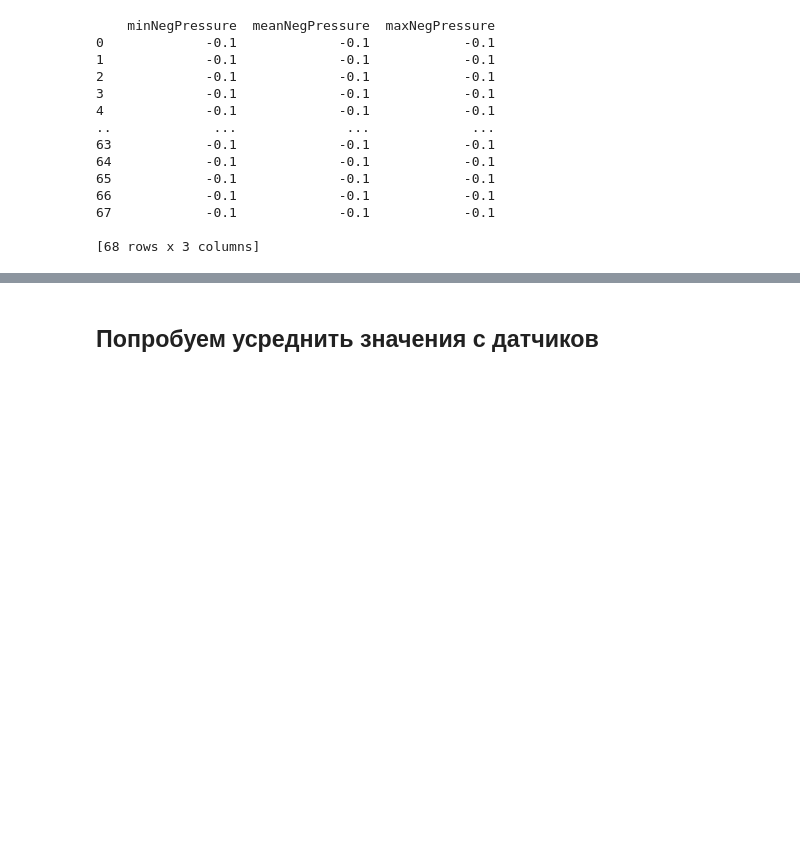
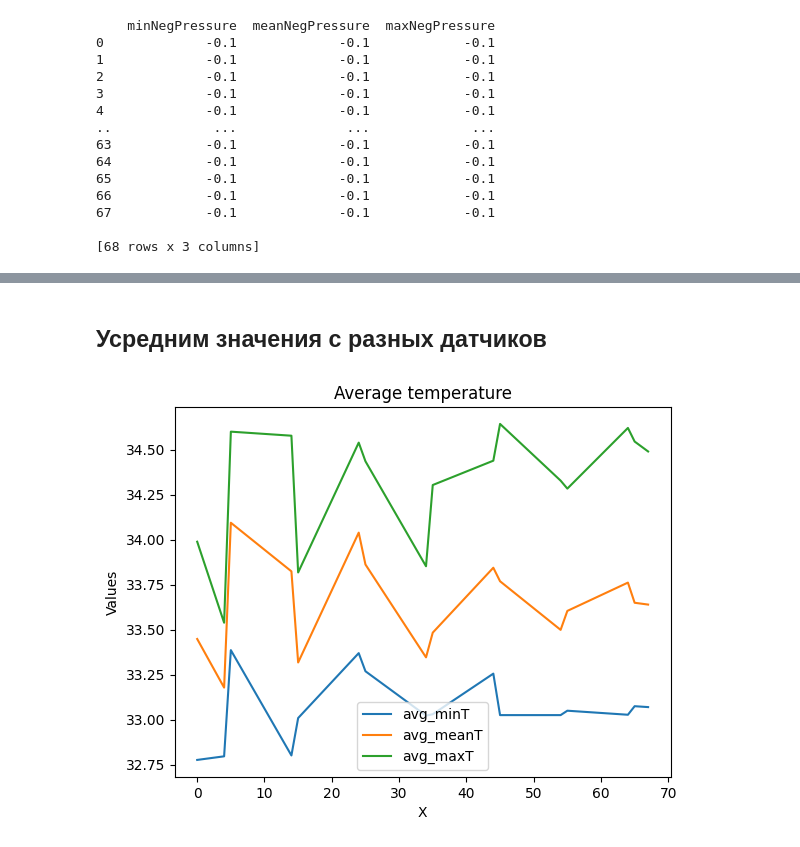
Before and after one commit to Syrenny/chicken_entropy, a Jupyter notebook: test.ipynb, the cells around one changed output, grey strips where cells are left out. Drawn from its saved outputs; the diff is of its cells as text; code cells hidden in the pictures; blank space fills up the shorter version.

```diff
--- a/test.ipynb
+++ b/test.ipynb
@@ -334,5 +296,7 @@ plot_series('T4', x_axis, series_list=df.loc[:, ['minT4', 'meanT4', 'maxT4']])
+# %% [markdown]
+## Усредним значения с разных датчиков
 # %%
-def average_columns(df, columns):
+def average_columns(df, columns, label=None):
     """
     Усредняет значения четырех колонок DataFrame.
 
@@ -346,12 +310,15 @@ def average_columns(df, columns):
     - pandas.Series
         Серия с усредненными значениями.
     """
-    return df[columns].mean(axis=1)
+
+    return pd.Series(df[columns].mean(axis=1), name=label)
-# %% [markdown]
-## Попробуем усреднить значения с датчиков
 # %%
+avg_min_temp = average_columns(df, ['minT1', 'minT2', 'minT3', 'minT4'], 'avg_minT')
+avg_mean_temp = average_columns(df, ['meanT1', 'meanT2', 'meanT3', 'meanT4'], 'avg_meanT')
+avg_max_temp = average_columns(df, ['maxT1', 'maxT2', 'maxT3', 'maxT4'], 'avg_maxT')
 # Создаем набор данных
 x_axis = np.arange(0, duration)
-
 # Вызываем функцию для построения графика
-plot_series('T4', x_axis, series_list=df.loc[:, ['minT4', 'meanT4', 'maxT4']])
+plot_series('Average temperature', x_axis, series_list=[avg_min_temp, avg_mean_temp, avg_max_temp])
+# %% [output]
+[figure, added]
```
Also changed, not shown: parts of 22 cells of this notebook.
